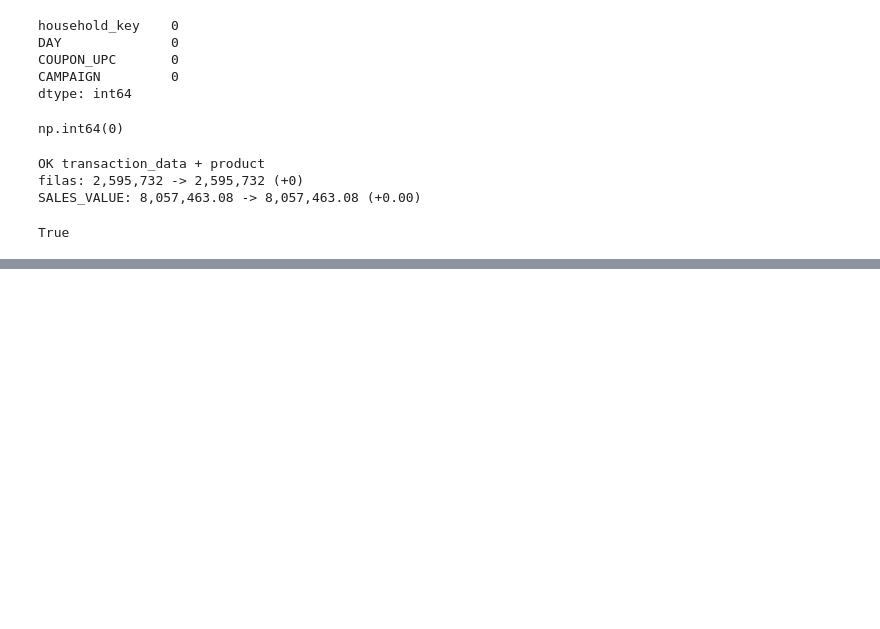
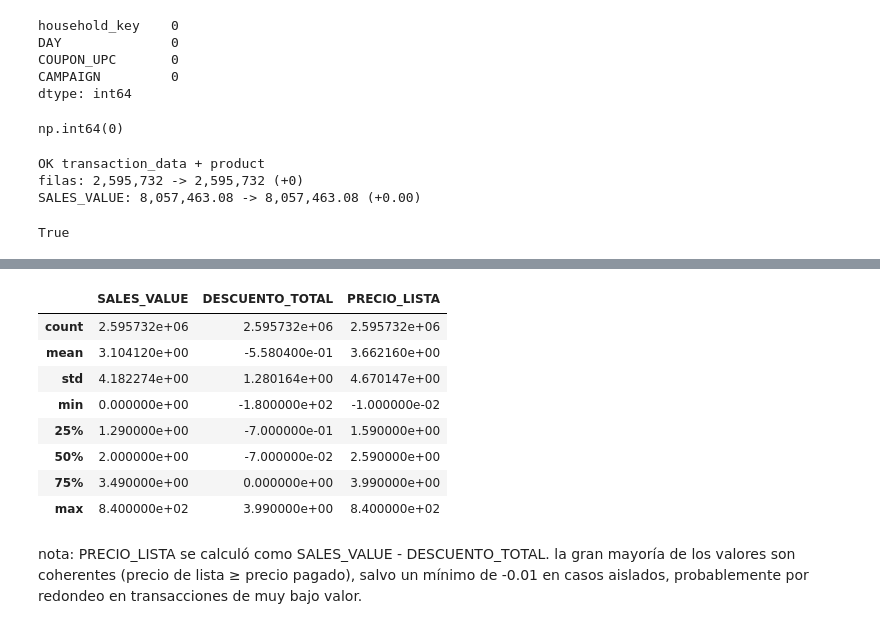
Before and after one commit to cris1403-lab/PROYECTO-1-BI, a Jupyter notebook: proyecto1_Pineda_Menegazzo.ipynb, the cells around one changed output, grey strips where cells are left out. Cells and saved outputs as stored; diff of their text form; code cells hidden in the pictures; blank space fills up the shorter version.

```diff
--- a/proyecto1_Pineda_Menegazzo.ipynb
+++ b/proyecto1_Pineda_Menegazzo.ipynb
@@ -426,0 +432,27 @@ reconciliar(antes, transaction_completo, 'SALES_VALUE', etiqueta='+ hh_demograph
+# %%
+transaction_completo['DESCUENTO_TOTAL'] = (
+    transaction_completo['RETAIL_DISC'] +
+    transaction_completo['COUPON_DISC'] +
+    transaction_completo['COUPON_MATCH_DISC']
+)
+
+transaction_completo['PRECIO_LISTA'] = (
+    transaction_completo['SALES_VALUE'] - transaction_completo['DESCUENTO_TOTAL']
+)
+# %%
+transaction_completo[['SALES_VALUE', 'DESCUENTO_TOTAL', 'PRECIO_LISTA']].describe()
+# %% [output]
+|  | SALES_VALUE | DESCUENTO_TOTAL | PRECIO_LISTA |
+| count | 2.595732e+06 | 2.595732e+06 | 2.595732e+06 |
+| mean | 3.104120e+00 | -5.580400e-01 | 3.662160e+00 |
+| std | 4.182274e+00 | 1.280164e+00 | 4.670147e+00 |
+| min | 0.000000e+00 | -1.800000e+02 | -1.000000e-02 |
+| 25% | 1.290000e+00 | -7.000000e-01 | 1.590000e+00 |
+| 50% | 2.000000e+00 | -7.000000e-02 | 2.590000e+00 |
+| 75% | 3.490000e+00 | 0.000000e+00 | 3.990000e+00 |
+| max | 8.400000e+02 | 3.990000e+00 | 8.400000e+02 |
+# %% [markdown]
+nota: PRECIO_LISTA se calculó como SALES_VALUE - DESCUENTO_TOTAL. la gran
+mayoría de los valores son coherentes (precio de lista ≥ precio pagado),
+salvo un mínimo de -0.01 en casos aislados, probablemente por redondeo en
+transacciones de muy bajo valor.
```
Also changed, not shown: parts of 1 cell of this notebook.
